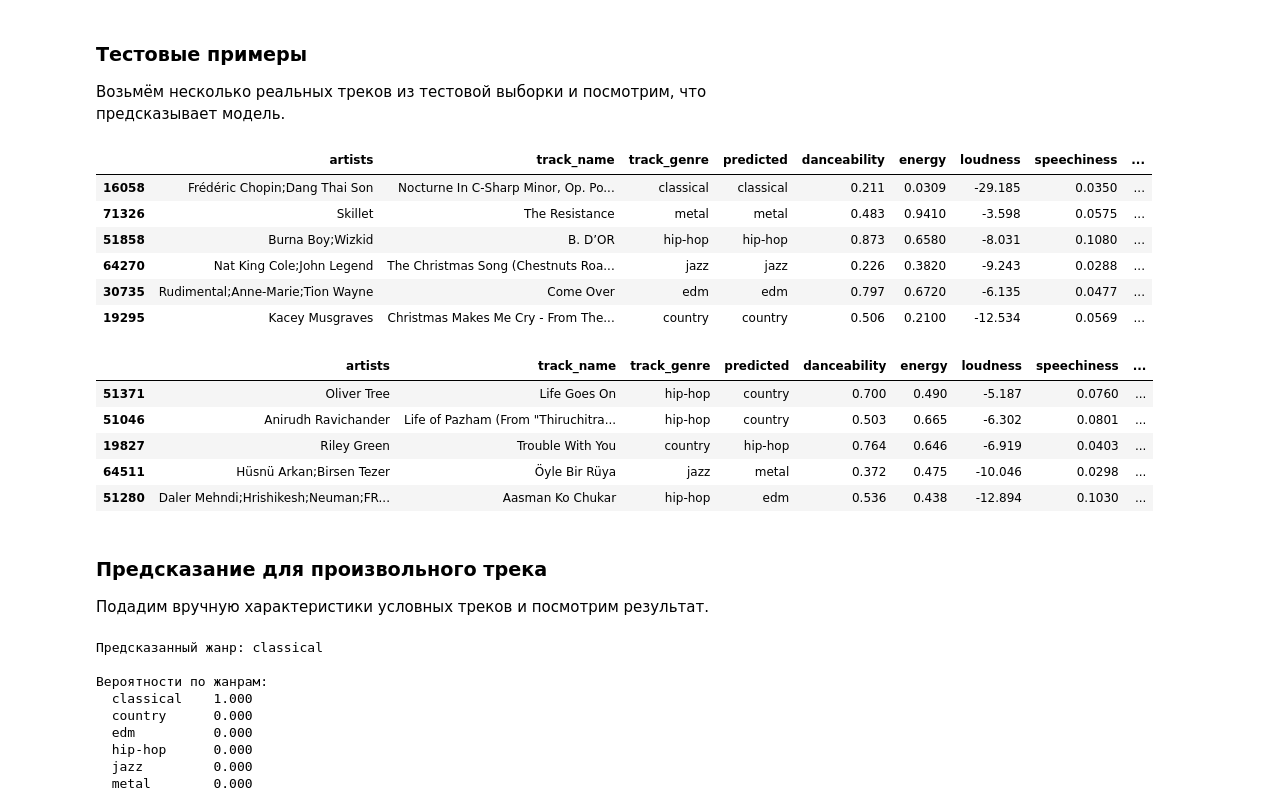
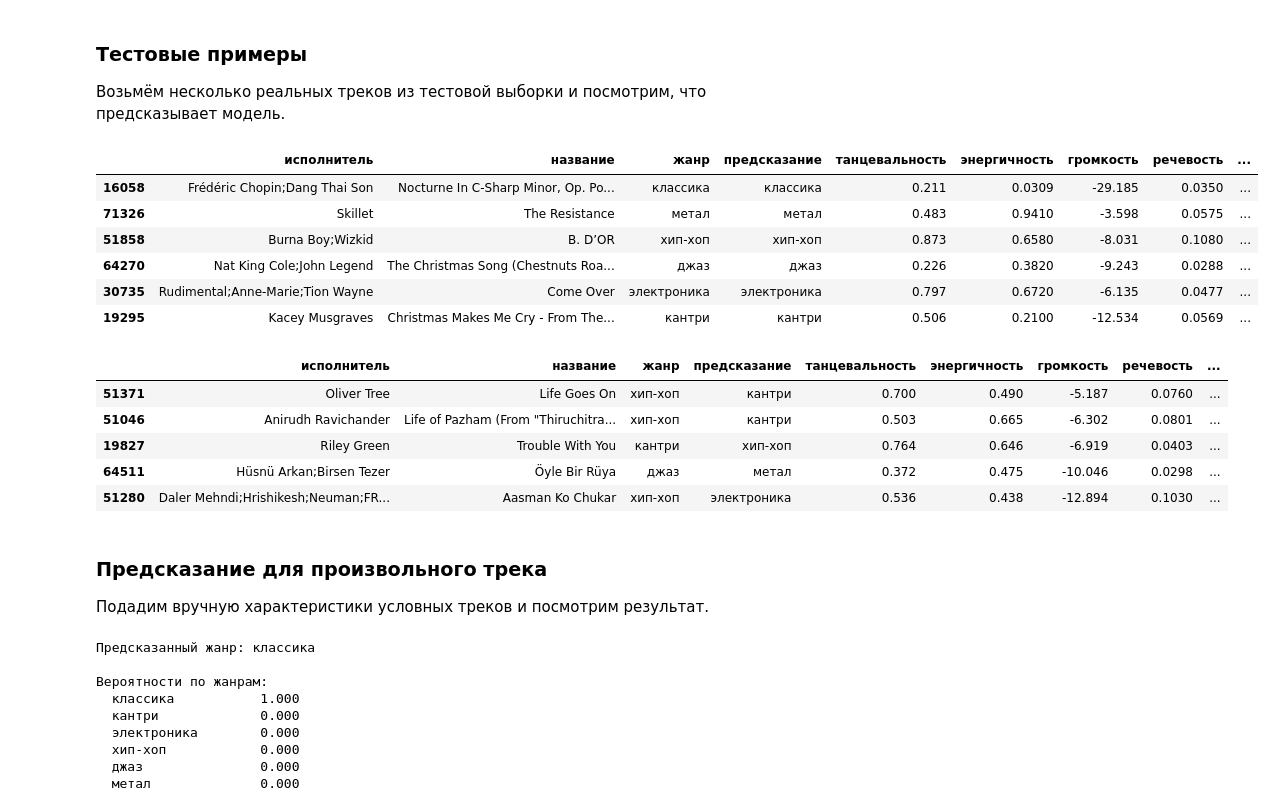
Before and after one commit to UsusCimex/NSU_MachineLearning, a Jupyter notebook: knn/spotify_knn.ipynb, the cells around one changed output. Saved outputs shown, nothing was run; the diff lists cells and outputs as text; code cells hidden in the pictures.

```diff
--- a/knn/spotify_knn.ipynb
+++ b/knn/spotify_knn.ipynb
@@ -111,6 +111,12 @@ Name: count, dtype: int64
 # %%
 selected_genres = ['classical', 'metal', 'hip-hop', 'jazz', 'edm', 'country']
 df = df[df['track_genre'].isin(selected_genres)].copy()
+
+genre_names = {
+    'classical': 'классика', 'metal': 'метал', 'hip-hop': 'хип-хоп',
+    'jazz': 'джаз', 'edm': 'электроника', 'country': 'кантри'
+}
+
 df['track_genre'].value_counts()
 # %% [output]
 track_genre
@@ -129,6 +135,13 @@ features = [
     'acousticness', 'instrumentalness', 'liveness', 'valence', 'tempo'
 ]
 
+feature_names_ru = {
+    'danceability': 'танцевальность', 'energy': 'энергичность',
+    'loudness': 'громкость', 'speechiness': 'речевость',
+    'acousticness': 'акустичность', 'instrumentalness': 'инструментальность',
+    'liveness': 'живость', 'valence': 'валентность', 'tempo': 'темп'
+}
+
 X = df[features]
 y = df['track_genre']
 # %%
@@ -150,8 +163,8 @@ for i, feat in enumerate(features):
     ax = axes[i // 3][i % 3]
     for genre in selected_genres:
         subset = df[df['track_genre'] == genre]
-        ax.hist(subset[feat], bins=30, alpha=0.5, label=genre, density=True)
-    ax.set_title(feat)
+        ax.hist(subset[feat], bins=30, alpha=0.5, label=genre_names[genre], density=True)
+    ax.set_title(feature_names_ru[feat])
     ax.legend(fontsize=6)
 plt.tight_layout()
 plt.show()
@@ -258,40 +276,49 @@ plt.show()
 # %%
 test_df = df.loc[X_test.index].copy()
 test_df['predicted'] = y_pred
 
 examples = []
 for genre in selected_genres:
     correct = test_df[(test_df['track_genre'] == genre) & (test_df['predicted'] == genre)]
     if len(correct) > 0:
         examples.append(correct.sample(1, random_state=42))
 
 examples_df = pd.concat(examples)
-examples_df[['artists', 'track_name', 'track_genre', 'predicted'] + features]
+features_ru = [feature_names_ru[f] for f in features]
+display_df = examples_df[['artists', 'track_name', 'track_genre', 'predicted'] + features].copy()
+display_df['track_genre'] = display_df['track_genre'].map(genre_names)
+display_df['predicted'] = display_df['predicted'].map(genre_names)
+display_df.columns = ['исполнитель', 'название', 'жанр', 'предсказание'] + features_ru
+display_df
 # %% [output]
-|  | artists | track_name | track_genre | predicted | danceability | energy | loudness | speechiness | ... |
-| 16058 | Frédéric Chopin;Dang Thai Son | Nocturne In C-Sharp Minor, Op. Po... | classical | classical | 0.211 | 0.0309 | -29.185 | 0.0350 | ... |
-| 71326 | Skillet | The Resistance | metal | metal | 0.483 | 0.9410 | -3.598 | 0.0575 | ... |
-| 51858 | Burna Boy;Wizkid | B. D’OR | hip-hop | hip-hop | 0.873 | 0.6580 | -8.031 | 0.1080 | ... |
-| 64270 | Nat King Cole;John Legend | The Christmas Song (Chestnuts Roa... | jazz | jazz | 0.226 | 0.3820 | -9.243 | 0.0288 | ... |
-| 30735 | Rudimental;Anne-Marie;Tion Wayne | Come Over | edm | edm | 0.797 | 0.6720 | -6.135 | 0.0477 | ... |
-| 19295 | Kacey Musgraves | Christmas Makes Me Cry - From The... | country | country | 0.506 | 0.2100 | -12.534 | 0.0569 | ... |
+|  | исполнитель | название | жанр | предсказание | танцевальность | энергичность | громкость | речевость | ... |
+| 16058 | Frédéric Chopin;Dang Thai Son | Nocturne In C-Sharp Minor, Op. Po... | классика | классика | 0.211 | 0.0309 | -29.185 | 0.0350 | ... |
+| 71326 | Skillet | The Resistance | метал | метал | 0.483 | 0.9410 | -3.598 | 0.0575 | ... |
+| 51858 | Burna Boy;Wizkid | B. D’OR | хип-хоп | хип-хоп | 0.873 | 0.6580 | -8.031 | 0.1080 | ... |
+| 64270 | Nat King Cole;John Legend | The Christmas Song (Chestnuts Roa... | джаз | джаз | 0.226 | 0.3820 | -9.243 | 0.0288 | ... |
+| 30735 | Rudimental;Anne-Marie;Tion Wayne | Come Over | электроника | электроника | 0.797 | 0.6720 | -6.135 | 0.0477 | ... |
+| 19295 | Kacey Musgraves | Christmas Makes Me Cry - From The... | кантри | кантри | 0.506 | 0.2100 | -12.534 | 0.0569 | ... |
 # %%
 errors = test_df[test_df['track_genre'] != test_df['predicted']]
 error_sample = errors.sample(5, random_state=42)
-error_sample[['artists', 'track_name', 'track_genre', 'predicted'] + features]
+display_err = error_sample[['artists', 'track_name', 'track_genre', 'predicted'] + features].copy()
+display_err['track_genre'] = display_err['track_genre'].map(genre_names)
+display_err['predicted'] = display_err['predicted'].map(genre_names)
+display_err.columns = ['исполнитель', 'название', 'жанр', 'предсказание'] + features_ru
+display_err
 # %% [output]
-|  | artists | track_name | track_genre | predicted | danceability | energy | loudness | speechiness | ... |
-| 51371 | Oliver Tree | Life Goes On | hip-hop | country | 0.700 | 0.490 | -5.187 | 0.0760 | ... |
-| 51046 | Anirudh Ravichander | Life of Pazham (From "Thiruchitra... | hip-hop | country | 0.503 | 0.665 | -6.302 | 0.0801 | ... |
-| 19827 | Riley Green | Trouble With You | country | hip-hop | 0.764 | 0.646 | -6.919 | 0.0403 | ... |
-| 64511 | Hüsnü Arkan;Birsen Tezer | Öyle Bir Rüya | jazz | metal | 0.372 | 0.475 | -10.046 | 0.0298 | ... |
-| 51280 | Daler Mehndi;Hrishikesh;Neuman;FR... | Aasman Ko Chukar | hip-hop | edm | 0.536 | 0.438 | -12.894 | 0.1030 | ... |
+|  | исполнитель | название | жанр | предсказание | танцевальность | энергичность | громкость | речевость | ... |
+| 51371 | Oliver Tree | Life Goes On | хип-хоп | кантри | 0.700 | 0.490 | -5.187 | 0.0760 | ... |
+| 51046 | Anirudh Ravichander | Life of Pazham (From "Thiruchitra... | хип-хоп | кантри | 0.503 | 0.665 | -6.302 | 0.0801 | ... |
+| 19827 | Riley Green | Trouble With You | кантри | хип-хоп | 0.764 | 0.646 | -6.919 | 0.0403 | ... |
+| 64511 | Hüsnü Arkan;Birsen Tezer | Öyle Bir Rüya | джаз | метал | 0.372 | 0.475 | -10.046 | 0.0298 | ... |
+| 51280 | Daler Mehndi;Hrishikesh;Neuman;FR... | Aasman Ko Chukar | хип-хоп | электроника | 0.536 | 0.438 | -12.894 | 0.1030 | ... |
 # %% [markdown]
 ### Предсказание для произвольного трека
 
 Подадим вручную характеристики условных треков и посмотрим результат.
 # %%
-# Спокойный акустический трек (ожидание: classical)
+# Спокойный акустический трек (ожидание: классика)
 calm_track = pd.DataFrame([{
     'danceability': 0.30,       # не танцевальный
     'energy': 0.05,             # почти нет интенсивности
@@ -308,18 +335,18 @@ calm_sc = scaler.transform(calm_track)
 pred2 = model.predict(calm_sc)[0]
 proba2 = model.predict_proba(calm_sc)[0]
 
-print(f"Предсказанный жанр: {pred2}")
+print(f"Предсказанный жанр: {genre_names.get(pred2, pred2)}")
 print("\nВероятности по жанрам:")
 for genre, p in sorted(zip(model.classes_, proba2), key=lambda x: -x[1]):
-    print(f"  {genre:12s} {p:.3f}")
+    print(f"  {genre_names.get(genre, genre):18s} {p:.3f}")
 # %% [output]
-Предсказанный жанр: classical
+Предсказанный жанр: классика
 
 Вероятности по жанрам:
-  classical    1.000
-  country      0.000
-  edm          0.000
-  hip-hop      0.000
-  jazz         0.000
-  metal        0.000
+  классика           1.000
+  кантри             0.000
+  электроника        0.000
+  хип-хоп            0.000
+  джаз               0.000
+  метал              0.000
 # %%
```
Also changed, not shown: parts of 5 cells of this notebook, 4 other files.
